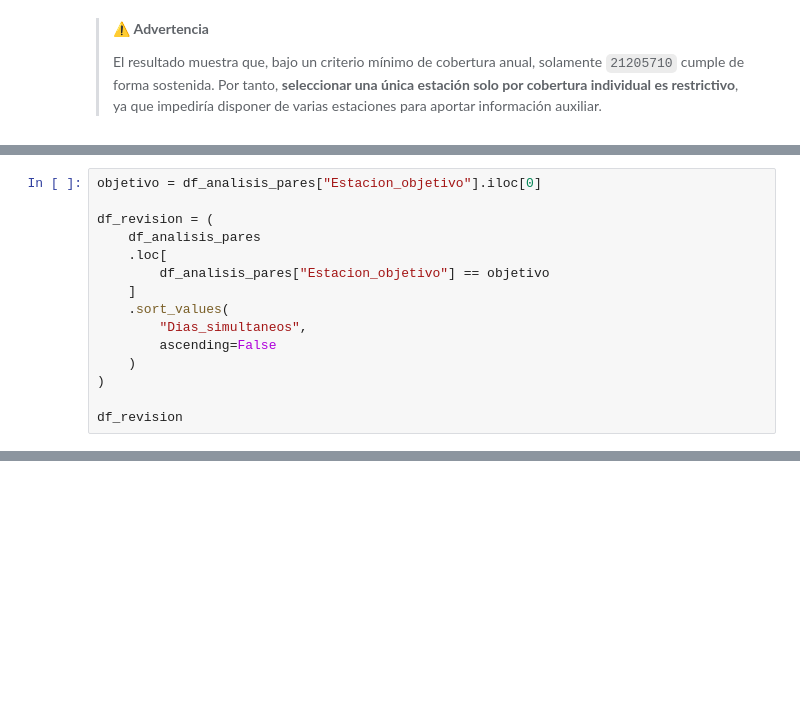
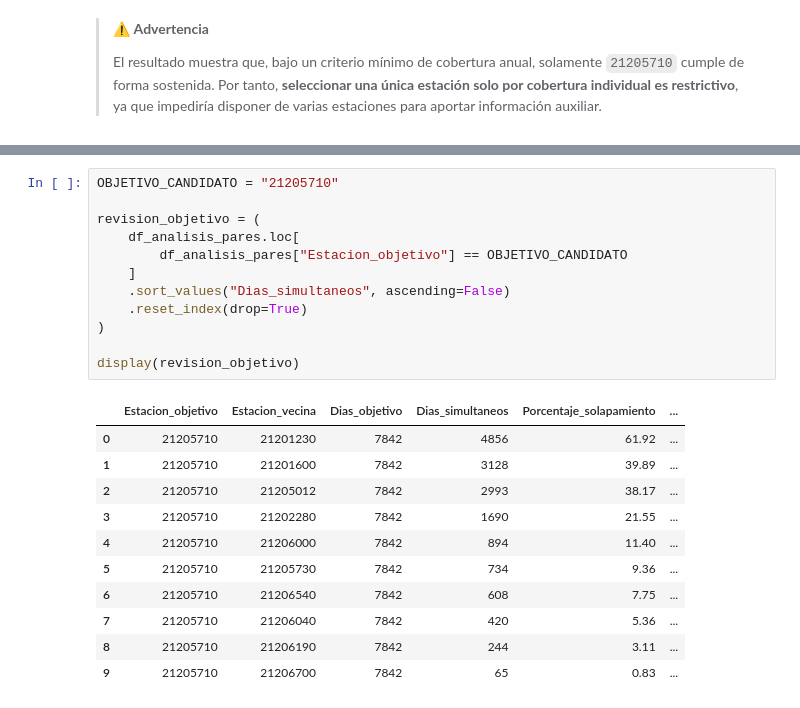
Before and after one commit to Antaesa-01/TFM-Precipitacion, a Jupyter notebook: notebooks/02_Descarga_Precipitaciones_DHIME.ipynb, the cells around one changed output, grey strips where cells are left out. Cells and saved outputs as stored; diff of their text form; blank space fills up the shorter version.

```diff
--- a/notebooks/02_Descarga_Precipitaciones_DHIME.ipynb
+++ b/notebooks/02_Descarga_Precipitaciones_DHIME.ipynb
@@ -1186,15 +886,0 @@ Se selecciona una estación objetivo del análisis y se ordenan sus vecinas por
-# %%
-objetivo = df_analisis_pares["Estacion_objetivo"].iloc[0]
-
-df_revision = (
-    df_analisis_pares
-    .loc[
-        df_analisis_pares["Estacion_objetivo"] == objetivo
-    ]
-    .sort_values(
-        "Dias_simultaneos",
-        ascending=False
-    )
-)
-
-df_revision
@@ -2022,0 +1171,24 @@ Se instala `contextily`, librería utilizada únicamente para incorporar un mapa
+# %%
+OBJETIVO_CANDIDATO = "21205710"
+
+revision_objetivo = (
+    df_analisis_pares.loc[
+        df_analisis_pares["Estacion_objetivo"] == OBJETIVO_CANDIDATO
+    ]
+    .sort_values("Dias_simultaneos", ascending=False)
+    .reset_index(drop=True)
+)
+
+display(revision_objetivo)
+# %% [output]
+|  | Estacion_objetivo | Estacion_vecina | Dias_objetivo | Dias_simultaneos | Porcentaje_solapamiento | ... |
+| 0 | 21205710 | 21201230 | 7842 | 4856 | 61.92 | ... |
+| 1 | 21205710 | 21201600 | 7842 | 3128 | 39.89 | ... |
+| 2 | 21205710 | 21205012 | 7842 | 2993 | 38.17 | ... |
+| 3 | 21205710 | 21202280 | 7842 | 1690 | 21.55 | ... |
+| 4 | 21205710 | 21206000 | 7842 | 894 | 11.40 | ... |
+| 5 | 21205710 | 21205730 | 7842 | 734 | 9.36 | ... |
+| 6 | 21205710 | 21206540 | 7842 | 608 | 7.75 | ... |
+| 7 | 21205710 | 21206040 | 7842 | 420 | 5.36 | ... |
+| 8 | 21205710 | 21206190 | 7842 | 244 | 3.11 | ... |
+| 9 | 21205710 | 21206700 | 7842 | 65 | 0.83 | ... |
```
Also changed, not shown: parts of 230 cells of this notebook, 27 other files.
